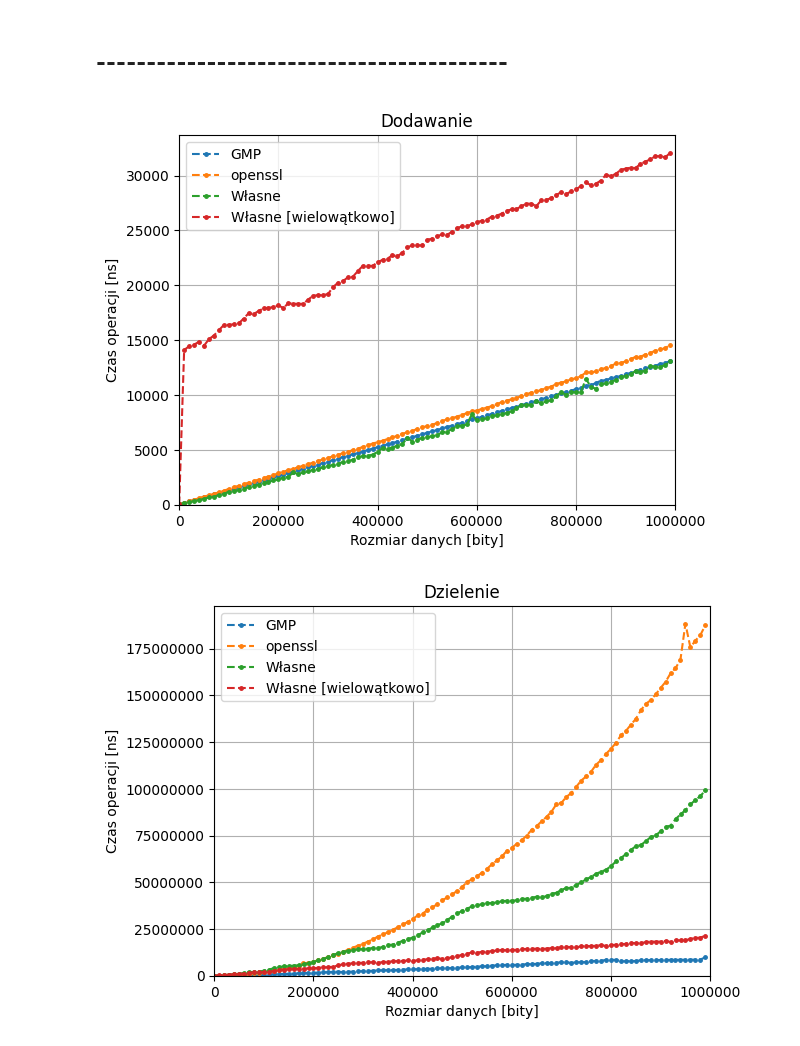
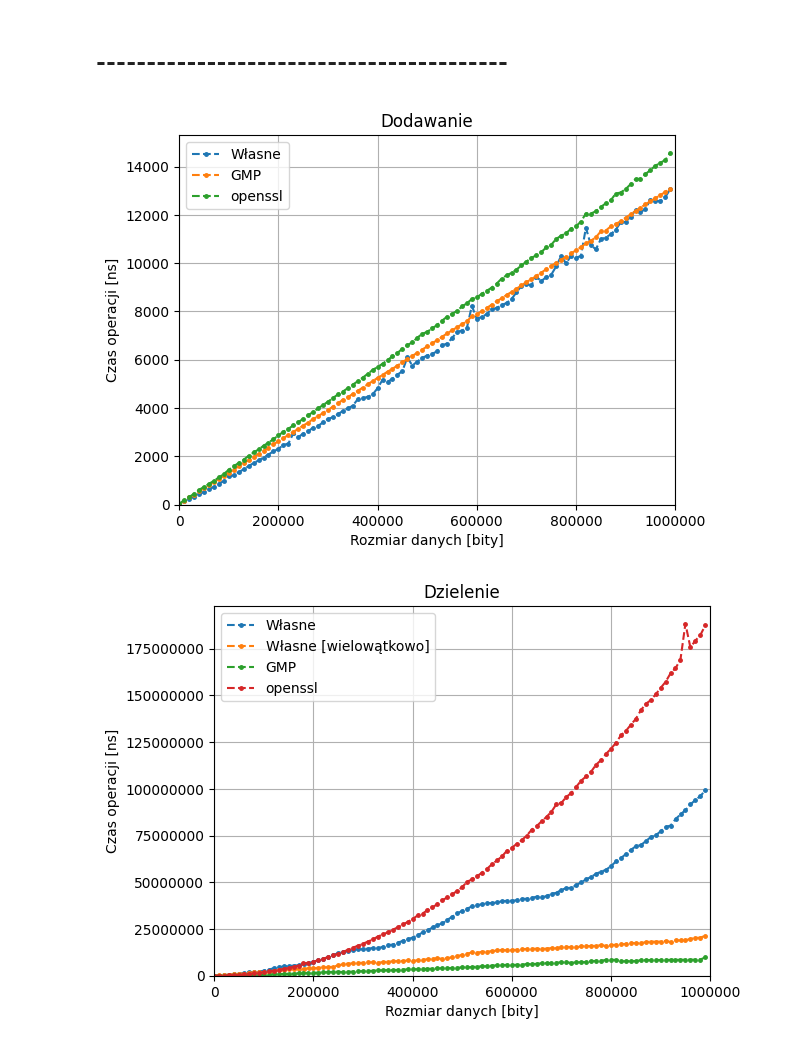
Before and after one commit to adam-brz/YABIL, a Jupyter notebook: benchmark/visualization/visualize.ipynb, the cells around one changed output. Saved outputs shown, nothing was run; the diff lists cells and outputs as text; code cells hidden in the pictures.

Commit message:
Improve data generation

```diff
--- a/benchmark/visualization/visualize.ipynb
+++ b/benchmark/visualization/visualize.ipynb
@@ -72,5 +72,5 @@ all_data = cases["normal"]["results_all"]["benchmarks"]
 data = load(all_data)
 
 for operation, operation_data in data.items():
-    plot_common(operation, operation_data)
+    plot_common(operation, operation_data, ["BIGINT_mattmccutchen"])
 # %% [output]
@@ -81,8 +80,0 @@ for operation, operation_data in data.items():
-# %%
-# Optimized libraries comparison (reject outliers)
-
-all_data = cases["normal"]["results_all"]["benchmarks"]
-data = load(all_data)
-
-for operation, operation_data in data.items():
-    plot_common(operation, operation_data, ["BIGINT_mattmccutchen"])
@@ -104,26 +91,26 @@ plot_common("Multiplication", data["Multiplication"], ["BIGINT_mattmccutchen", "
 # %%
 # C++ only libraries comparison
 
 gmp_data = load(cases["no_optimizations"]["results_GMP"]["benchmarks"])
 openssl_data = load(cases["no_optimizations"]["results_openssl"]["benchmarks"])
 all_data = load(cases["normal"]["results_all"]["benchmarks"])
 
 normal = {}
 for op, data in all_data.items():
     if op not in normal:
         normal[op] = {}
     normal[op]["YABIL"] = data["YABIL"]
-    if "YABIL_parallel" in data:
+    if op != "Addition" and "YABIL_parallel" in data:
         normal[op]["YABIL_parallel"] = data["YABIL_parallel"]
 
 for k in gmp_data:
-    gmp_data[k].update(openssl_data[k])
-    gmp_data[k].update(normal[k])
+    normal[k].update(gmp_data[k])
+    normal[k].update(openssl_data[k])
 
-data = gmp_data
+data = normal
 
 for operation, operation_data in data.items():
     plot_common(operation, operation_data)
 # %% [output]
-[figure, old version]
+[figure, new version]
-[figure, old version]
+[figure, new version]
```
Also changed, not shown: parts of 5 cells of this notebook.
